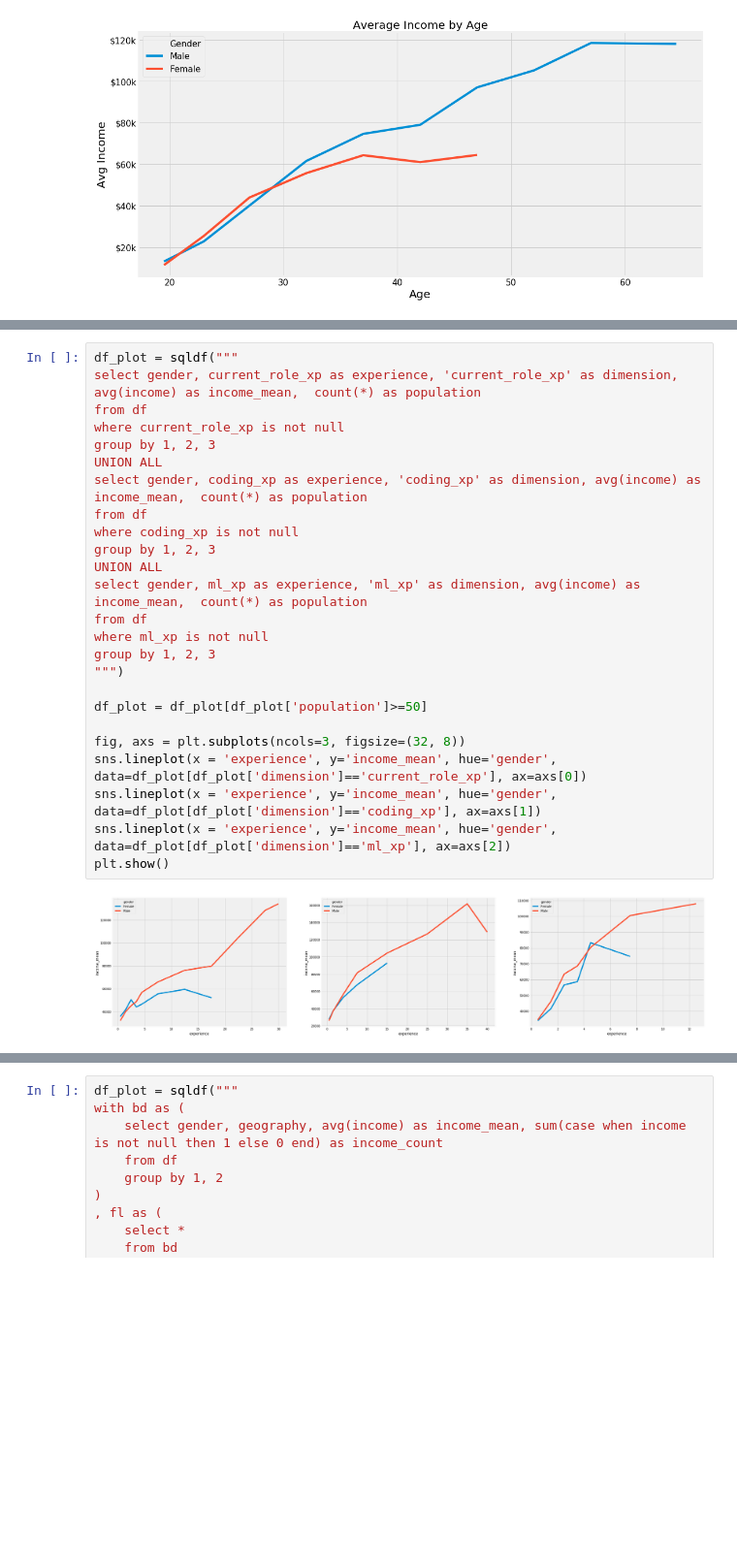
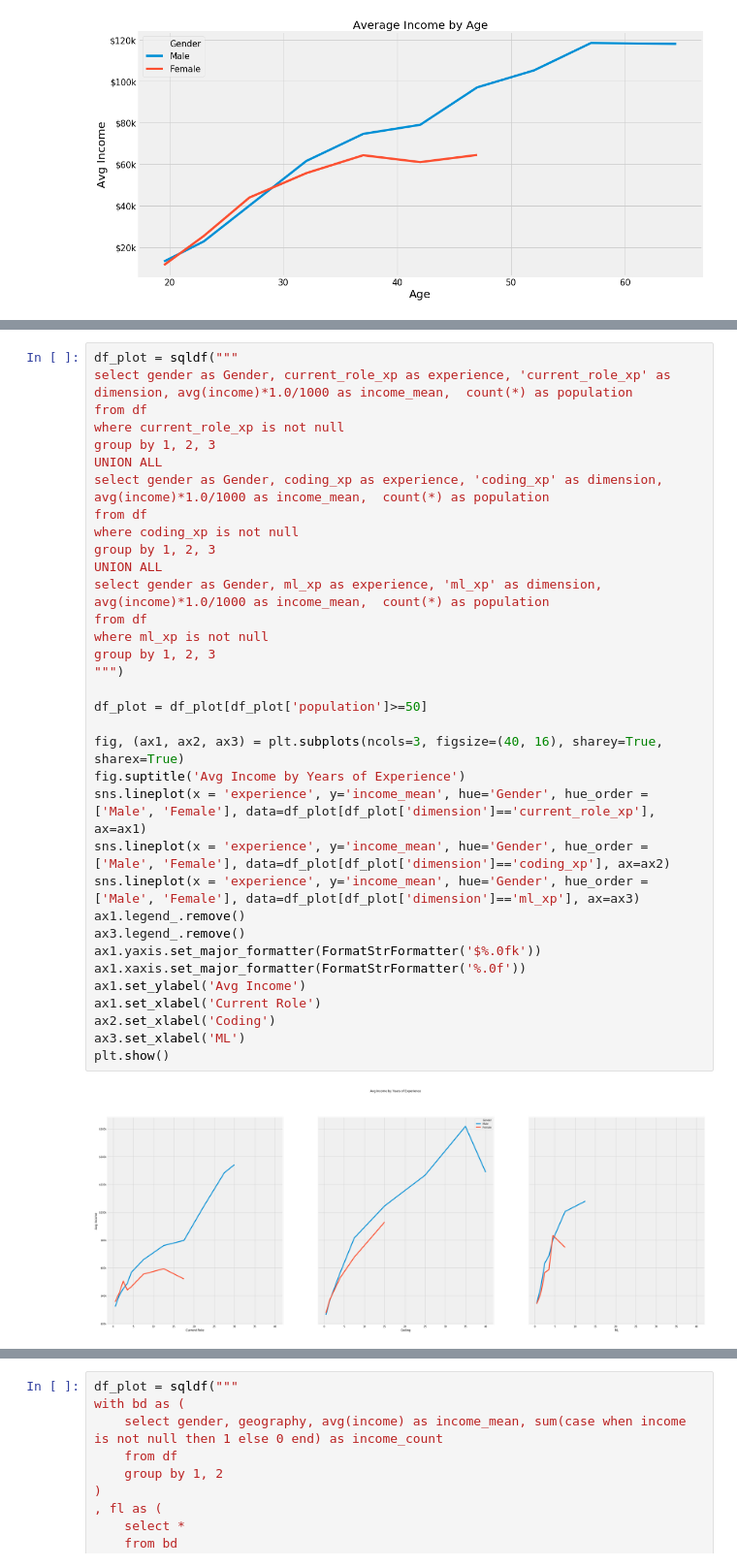
Before and after one commit to lopez-/kaggle_projects, a Jupyter notebook: 2018_survey/clean.ipynb, the cells around one changed output, grey strips where cells are left out. Shown at 97% size. Saved outputs shown, nothing was run; the diff lists cells and outputs as text; blank space fills up the shorter version.

```diff
--- a/2018_survey/clean.ipynb
+++ b/2018_survey/clean.ipynb
@@ -247,30 +238,39 @@ plt.show()
 # %%
 df_plot = sqldf("""
-select gender, current_role_xp as experience, 'current_role_xp' as dimension, avg(income) as income_mean,  count(*) as population
+select gender as Gender, current_role_xp as experience, 'current_role_xp' as dimension, avg(income)*1.0/1000 as income_mean,  count(*) as population
 from df
 where current_role_xp is not null
 group by 1, 2, 3
 UNION ALL
-select gender, coding_xp as experience, 'coding_xp' as dimension, avg(income) as income_mean,  count(*) as population
+select gender as Gender, coding_xp as experience, 'coding_xp' as dimension, avg(income)*1.0/1000 as income_mean,  count(*) as population
 from df
 where coding_xp is not null
 group by 1, 2, 3
 UNION ALL
-select gender, ml_xp as experience, 'ml_xp' as dimension, avg(income) as income_mean,  count(*) as population
+select gender as Gender, ml_xp as experience, 'ml_xp' as dimension, avg(income)*1.0/1000 as income_mean,  count(*) as population
 from df
 where ml_xp is not null
 group by 1, 2, 3
 """)
 
 df_plot = df_plot[df_plot['population']>=50]
 
-fig, axs = plt.subplots(ncols=3, figsize=(32, 8))
-sns.lineplot(x = 'experience', y='income_mean', hue='gender', data=df_plot[df_plot['dimension']=='current_role_xp'], ax=axs[0])
-sns.lineplot(x = 'experience', y='income_mean', hue='gender', data=df_plot[df_plot['dimension']=='coding_xp'], ax=axs[1])
-sns.lineplot(x = 'experience', y='income_mean', hue='gender', data=df_plot[df_plot['dimension']=='ml_xp'], ax=axs[2])
+fig, (ax1, ax2, ax3) = plt.subplots(ncols=3, figsize=(40, 16), sharey=True, sharex=True)
+fig.suptitle('Avg Income by Years of Experience')
+sns.lineplot(x = 'experience', y='income_mean', hue='Gender', hue_order = ['Male', 'Female'], data=df_plot[df_plot['dimension']=='current_role_xp'], ax=ax1)
+sns.lineplot(x = 'experience', y='income_mean', hue='Gender', hue_order = ['Male', 'Female'], data=df_plot[df_plot['dimension']=='coding_xp'], ax=ax2)
+sns.lineplot(x = 'experience', y='income_mean', hue='Gender', hue_order = ['Male', 'Female'], data=df_plot[df_plot['dimension']=='ml_xp'], ax=ax3)
+ax1.legend_.remove()
+ax3.legend_.remove()
+ax1.yaxis.set_major_formatter(FormatStrFormatter('$%.0fk'))
+ax1.xaxis.set_major_formatter(FormatStrFormatter('%.0f'))
+ax1.set_ylabel('Avg Income')
+ax1.set_xlabel('Current Role')
+ax2.set_xlabel('Coding')
+ax3.set_xlabel('ML')
 plt.show()
 # %% [output]
-[figure, old version]
+[figure, new version]
 # %%
 df_plot = sqldf("""
 select gender, coding_xp_level as experience, 'coding_xp' as dimension, count(*) as population
```
Also changed, not shown: parts of 4 cells of this notebook.
